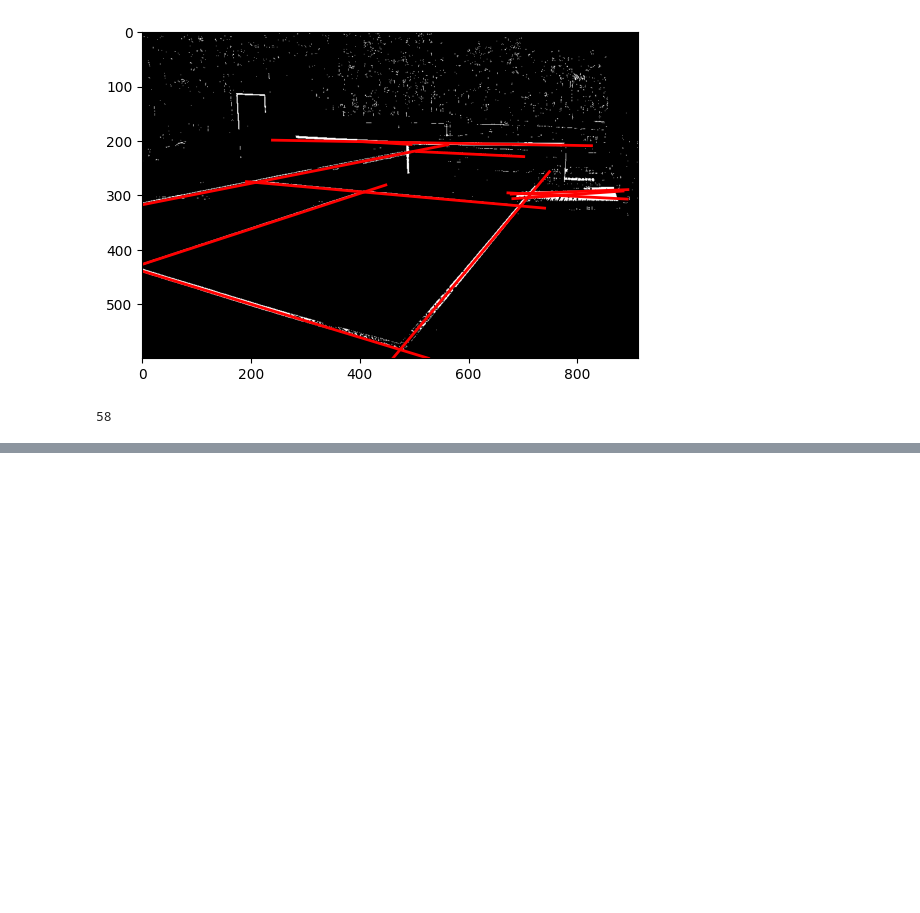
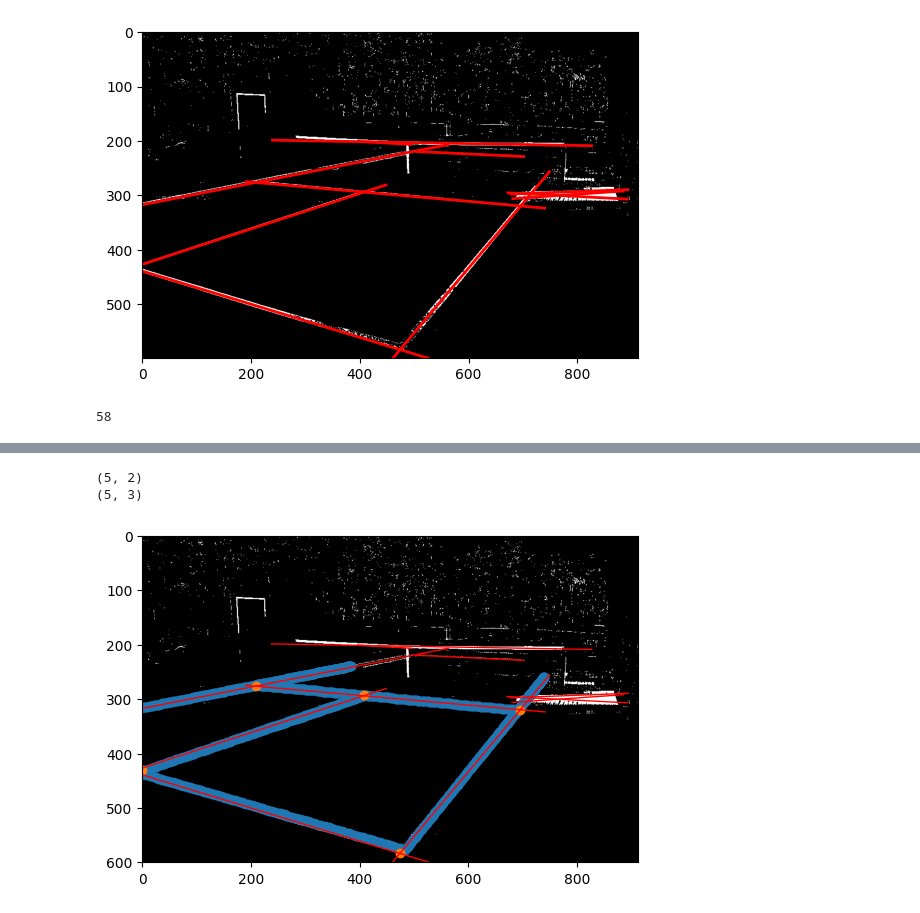
Before and after one commit to ekchapman/pickleball_roomba, a Jupyter notebook: vanishing_points/better_line_detection.ipynb, the cells around one changed output, grey strips where cells are left out. Drawn from its saved outputs; the diff is of its cells as text; code cells hidden in the pictures; blank space fills up the shorter version.

```diff
--- a/vanishing_points/better_line_detection.ipynb
+++ b/vanishing_points/better_line_detection.ipynb
@@ -291,0 +301,45 @@ for i in range(len(rounds)):
+# %%
+
+
+ps = np.array([[474, 583], [695, 320], [209, 276], [408, 293], [0, 430]], dtype=float)
+Xs = np.array([[20, 0, 0], [20, 15, 0], [0, 15, 0], [10, 15, 0], [10, 0, 0]]) * 0.3048
+
+print(ps.shape)
+print(Xs.shape)
+f = 709
+K = np.array([
+    [f, 0, im_width / 2],
+    [0, f, im_height / 2],
+    [0, 0, 1],
+])
+retval, rvec, tvec = cv.solvePnP(
+    objectPoints=Xs,
+    imagePoints=ps,
+    cameraMatrix=K,
+    distCoeffs=np.zeros((4, 1)),
+    flags=cv.SOLVEPNP_IPPE,
+)
+
+pts_proj = np.array(
+    cv.projectPoints(
+        objectPoints=DENSE_COURT_POINTS,
+        rvec=rvec,
+        tvec=tvec,
+        cameraMatrix=K,
+        distCoeffs=np.zeros((4, 1)),
+    )[0],
+    dtype=int
+).squeeze()
+
+_, ax = plt.subplots()
+ax.imshow(im_thresh, cmap="gray")
+plot_segments(ax, extended_avg_lines, colors=["red"], linewidths=[1])
+plt.scatter(x=pts_proj[:, 0], y=pts_proj[:, 1])
+plt.scatter(x=ps[:, 0], y=ps[:, 1])
+ax.set_xlim((0, im.shape[1]))
+ax.set_ylim((im.shape[0], 0))
+plt.show()
+# %% [output]
+(5, 2)
+(5, 3)
+[figure, added]
```
Also changed, not shown: parts of 4 cells of this notebook, 1 other file.
